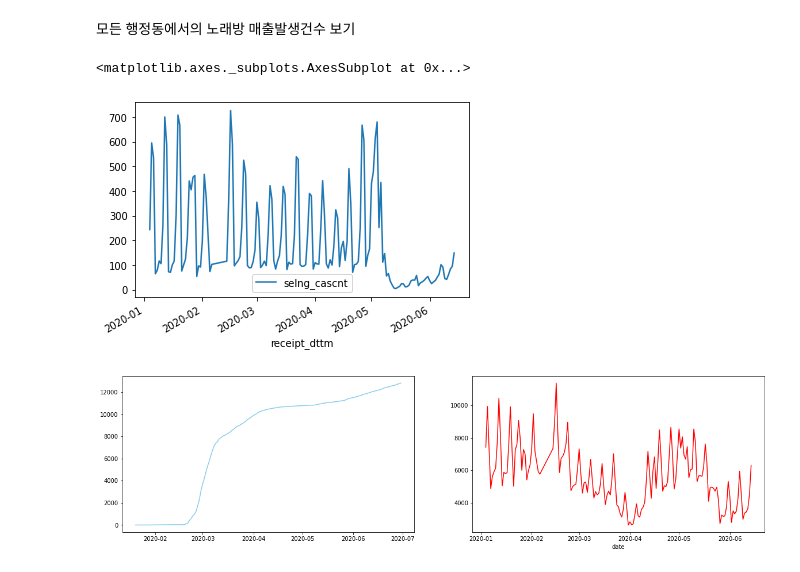
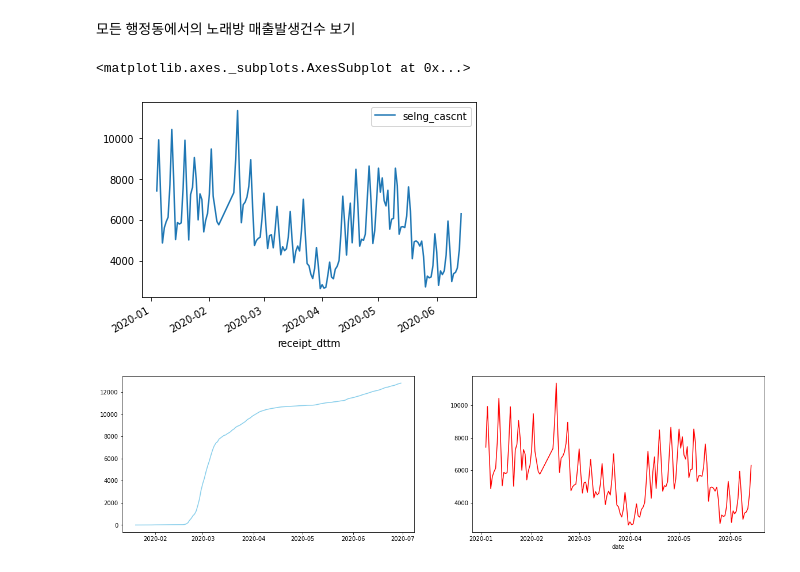
Before and after one commit to Pyeonseohee/Deeplearning, a Jupyter notebook: Datascience_Post_Covid19_1.ipynb, the cells around one changed output. Saved outputs shown, nothing was run; the diff lists cells and outputs as text; code cells hidden in the pictures.

```diff
--- a/Datascience_Post_Covid19_1.ipynb
+++ b/Datascience_Post_Covid19_1.ipynb
@@ -287,11 +287,11 @@ plt.show()
 # %% [markdown]
 모든 행정동에서의 노래방 매출발생건수 보기
 # %%
-df4 = DataFrame(group2[:, '노래방'])
-df.plot()
+singing_room = DataFrame(group2[:, '노래방'])
+singing_room.plot()
 # %% [output]
 <matplotlib.axes._subplots.AxesSubplot at 0x...>
-[figure, old version]
+[figure, new version]
 # %%
 fig, ax = plt.subplots(1, 2, figsize=(20, 5))
 ax[0].plot(confirm['date'], confirm['confirmed'], color = 'skyblue')
```
Also changed, not shown: parts of 19 cells of this notebook.
